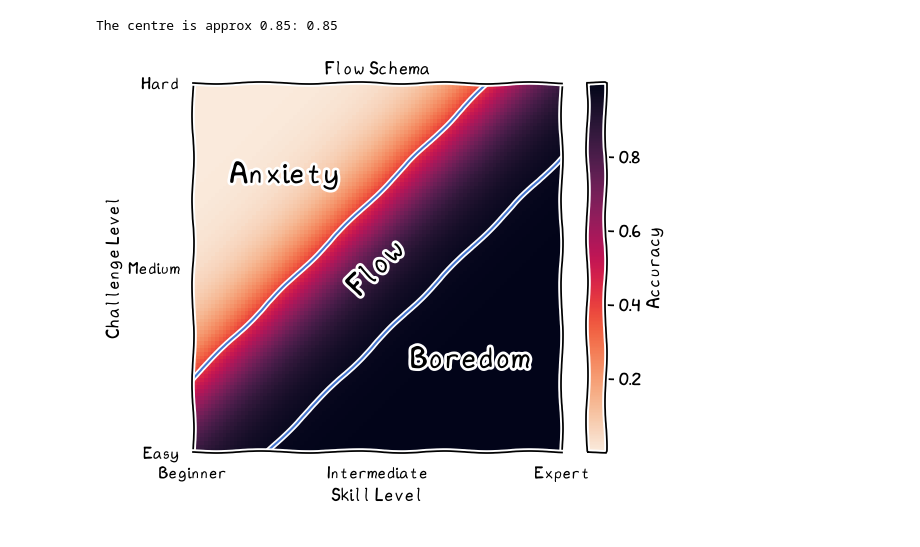
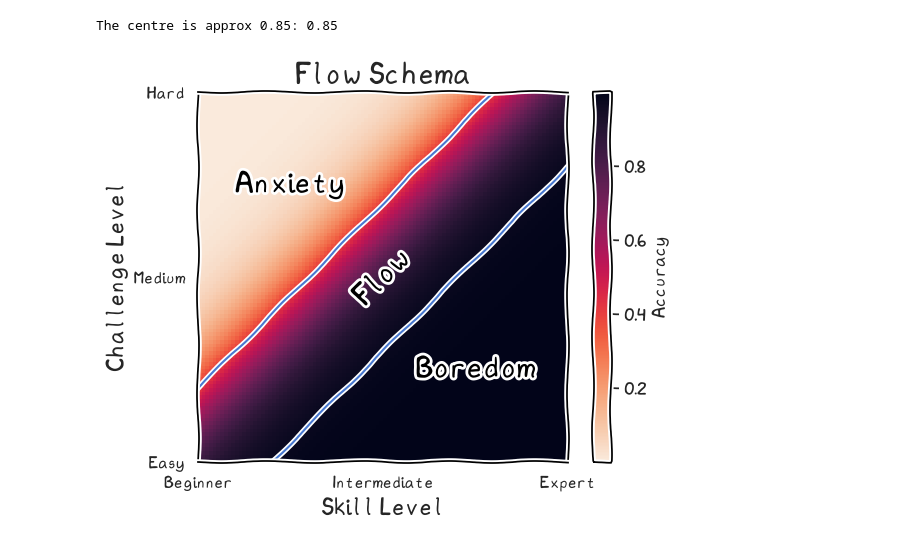
Before and after one commit to Benorli/Ben-orli, a Jupyter notebook: jupyter_notebooks/nb1_flow_schema.ipynb, the cells around one changed output. Cells and saved outputs as stored; diff of their text form; code cells hidden in the pictures.

```diff
--- a/jupyter_notebooks/nb1_flow_schema.ipynb
+++ b/jupyter_notebooks/nb1_flow_schema.ipynb
@@ -80,35 +80,35 @@ with plt.xkcd():
     # add text to represent the states
     plt.text(5, 5, 'Flow',
                 rotation=45,
                 fontsize=20,
                 color='black',
                 ha='center',
                 va='center',
                 axes=ax)
 
     plt.text(2.5, 7.5, 'Anxiety',
                 fontsize=20,
                 color='black',
                 ha='center',
                 va='center',
                 axes=ax)
 
     plt.text(7.5, 2.5, 'Boredom',
                 fontsize=20,
                 color='black',
                 ha='center',
                 va='center',
                 axes=ax)
 
-    plt.title('Flow Schema')
-    plt.xlabel('Skill Level')
-    plt.ylabel('Challenge Level')
+    plt.title('Flow Schema', fontsize=20)
+    plt.xlabel('Skill Level', fontsize=16)
+    plt.ylabel('Challenge Level', fontsize=16)
     plt.show()
 
-fig.subplots_adjust(bottom=0.15)
+fig.subplots_adjust(top=0.9, right=0.9, left=0.1, bottom=0.15)
 fig.savefig('../content/projects/edplace/flow_schema_transparent.png',
             dpi=300,
             transparent=True,
             pad_inches=0)
 # %% [output]
-[figure, old version]
+[figure, new version]
```
Also changed, not shown: 1 other file.
